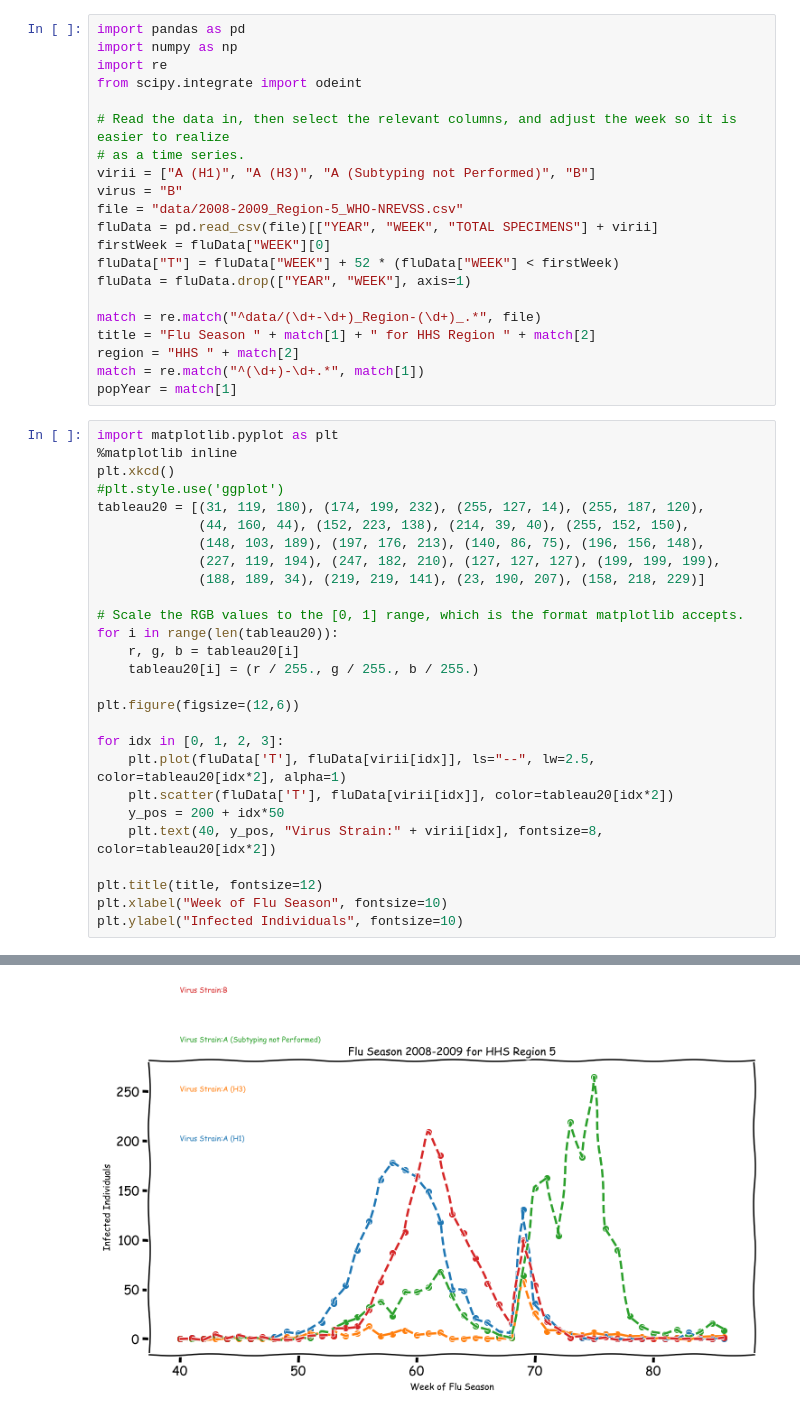
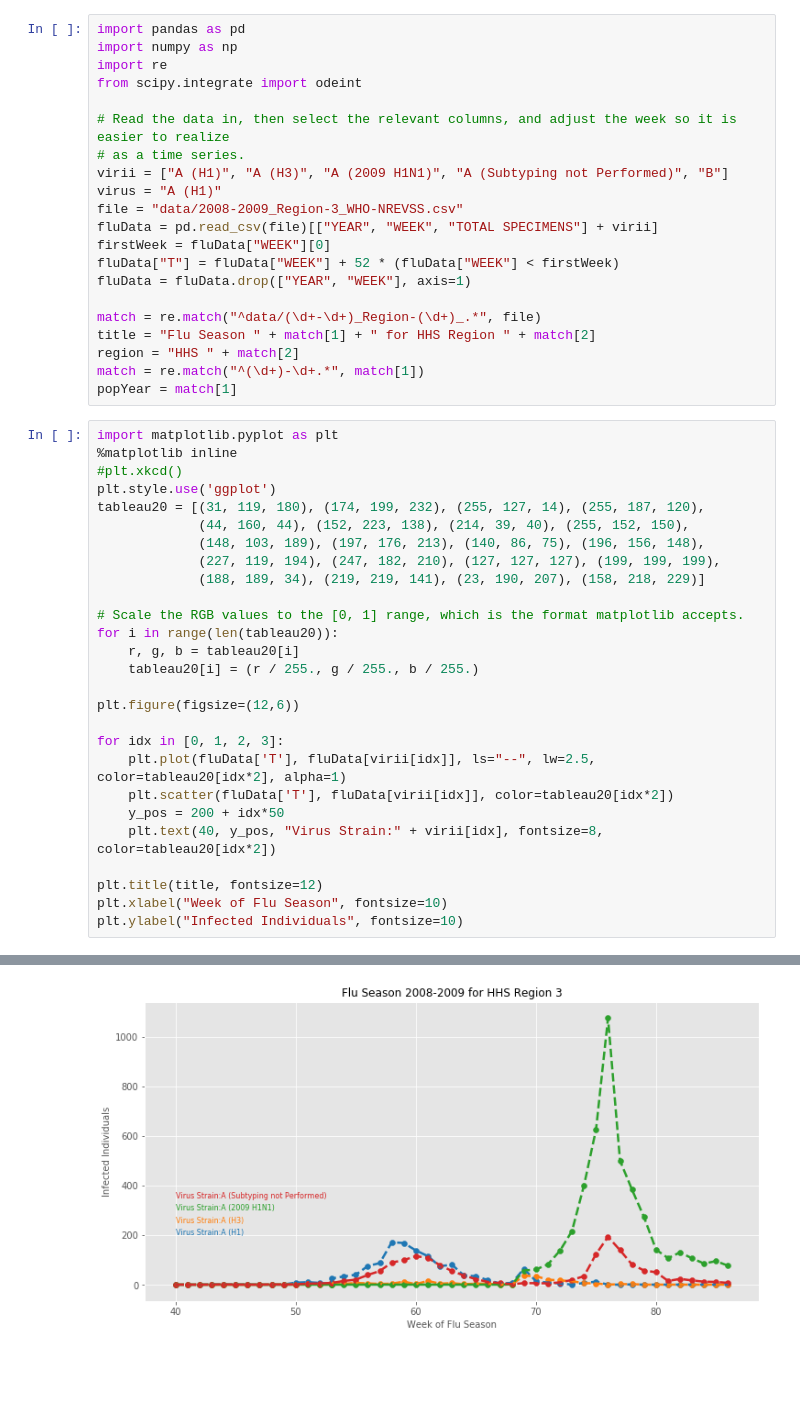
Before and after one commit to GaloisInc/AMIDOL, a Jupyter notebook: docs/SIRS/Python SIRS Modeling.ipynb, the cells around one changed output, grey strips where cells are left out. Drawn from its saved outputs; the diff is of its cells as text; blank space fills up the shorter version.

```diff
--- a/docs/SIRS/Python SIRS Modeling.ipynb
+++ b/docs/SIRS/Python SIRS Modeling.ipynb
@@ -6,9 +6,9 @@ from scipy.integrate import odeint
 
 # Read the data in, then select the relevant columns, and adjust the week so it is easier to realize
 # as a time series.
-virii = ["A (H1)", "A (H3)", "A (Subtyping not Performed)", "B"]
-virus = "B"
-file = "data/2008-2009_Region-5_WHO-NREVSS.csv"
+virii = ["A (H1)", "A (H3)", "A (2009 H1N1)", "A (Subtyping not Performed)", "B"]
+virus = "A (H1)"
+file = "data/2008-2009_Region-3_WHO-NREVSS.csv"
 fluData = pd.read_csv(file)[["YEAR", "WEEK", "TOTAL SPECIMENS"] + virii]
 firstWeek = fluData["WEEK"][0]
 fluData["T"] = fluData["WEEK"] + 52 * (fluData["WEEK"] < firstWeek)
@@ -22,33 +22,33 @@ popYear = match[1]
 # %%
 import matplotlib.pyplot as plt
 %matplotlib inline
-plt.xkcd()
-#plt.style.use('ggplot')
+#plt.xkcd()
+plt.style.use('ggplot')
 tableau20 = [(31, 119, 180), (174, 199, 232), (255, 127, 14), (255, 187, 120),
              (44, 160, 44), (152, 223, 138), (214, 39, 40), (255, 152, 150),
              (148, 103, 189), (197, 176, 213), (140, 86, 75), (196, 156, 148),
              (227, 119, 194), (247, 182, 210), (127, 127, 127), (199, 199, 199),
              (188, 189, 34), (219, 219, 141), (23, 190, 207), (158, 218, 229)]
 
 # Scale the RGB values to the [0, 1] range, which is the format matplotlib accepts.
 for i in range(len(tableau20)):
     r, g, b = tableau20[i]
     tableau20[i] = (r / 255., g / 255., b / 255.)
 
 plt.figure(figsize=(12,6))
 
 for idx in [0, 1, 2, 3]:
     plt.plot(fluData['T'], fluData[virii[idx]], ls="--", lw=2.5, color=tableau20[idx*2], alpha=1)
     plt.scatter(fluData['T'], fluData[virii[idx]], color=tableau20[idx*2])
     y_pos = 200 + idx*50
     plt.text(40, y_pos, "Virus Strain:" + virii[idx], fontsize=8, color=tableau20[idx*2])
 
 plt.title(title, fontsize=12)
 plt.xlabel("Week of Flu Season", fontsize=10)
 plt.ylabel("Infected Individuals", fontsize=10)
 # %% [output]
 Text(0, 0.5, 'Infected Individuals')
-[figure, old version]
+[figure, new version]
 # %%
 # Initial values of our states
 popData = pd.read_csv('data/population_data.csv', index_col=0)
```
Also changed, not shown: parts of 1 cell of this notebook, 2 other files.
